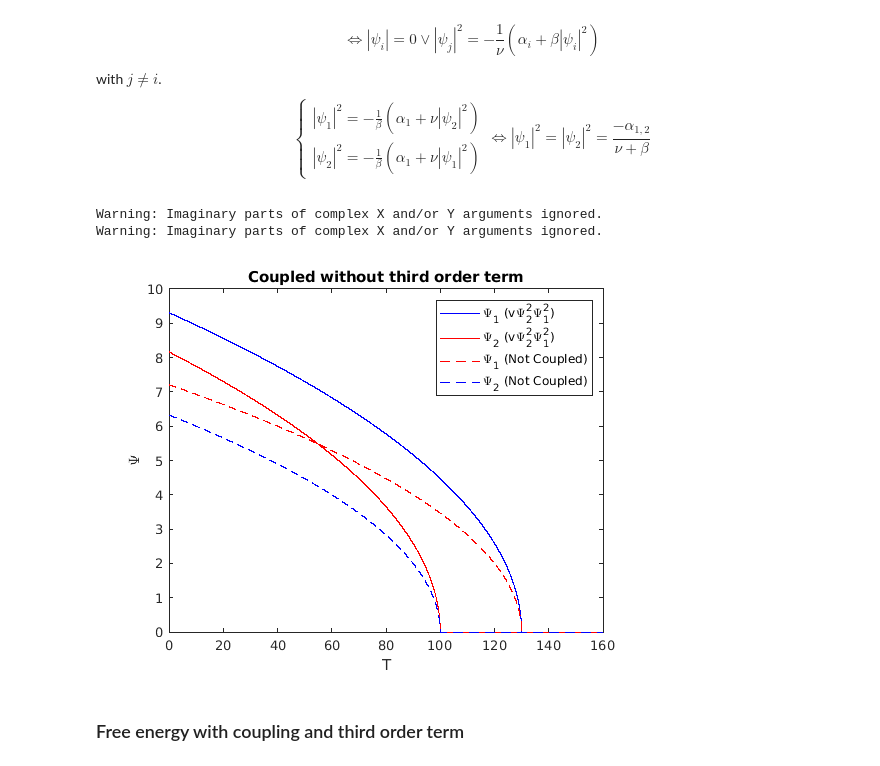
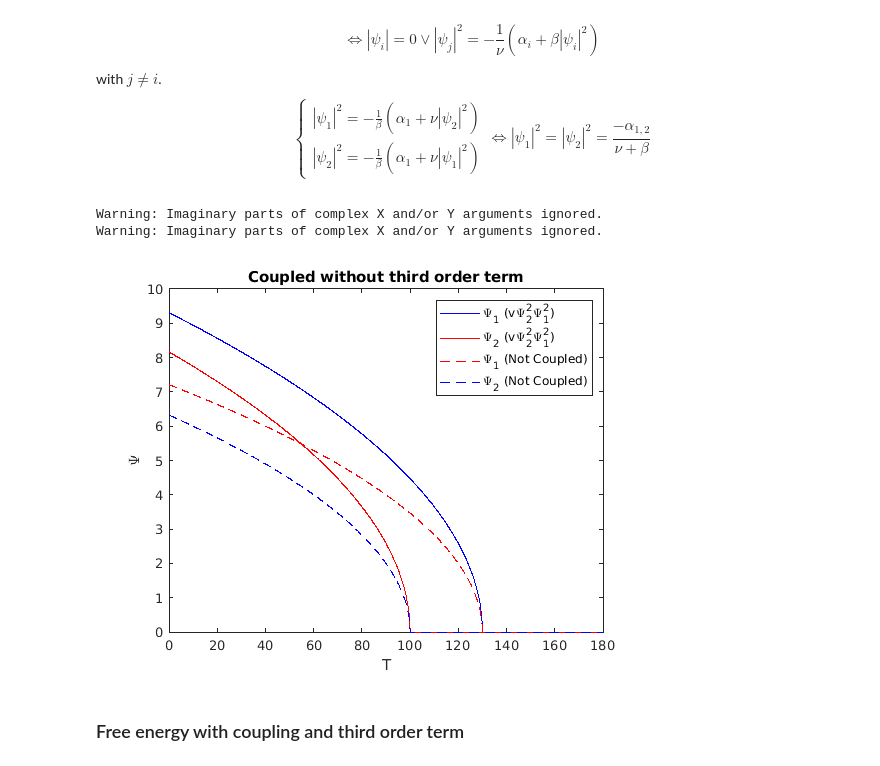
Before and after one commit to Gustavo-01/Projeto_daf, a Jupyter notebook: Project.ipynb, the cells around one changed output. Cells and saved outputs as stored; diff of their text form; code cells hidden in the pictures.

```diff
--- a/Project.ipynb
+++ b/Project.ipynb
@@ -29,9 +29,10 @@ v=-2;
 n = 0.5;
 Tc1 = 130;
 Tc2 = 100;
-Tf = 160;
-dT = 0.01;
-dPsi = 0.01;
+Tf = 180;
+dT = 0.1;
+dPsi = 0.1;
+T = 0:dT:Tf;
 # %%
 alpha_1 = @ (T) alpha_0 * (T-Tc1);
 alpha_2 = @ (T) alpha_0 * (T-Tc2);
@@ -184,23 +183,25 @@ $$\left\{\begin{array}{c} |\psi_1|^2=-\frac{1}{\beta}(\alpha_1+\nu|\psi_2|^2) \\
 # %%
 psi_1 = @(T) sqrt(-alpha_1(T)/(v+beta));
 psi_2 = @(T) sqrt(-alpha_2(T)/(v+beta));
+
+psi_1_noto_v=psi_1(T);
+psi_2_noto_v=psi_2(T);
 # %%
-T = 0:dT:Tf;
-plot(T,psi_1(T),'b')
+plot(T,psi_1_noto_v,'b')
 hold on
-plot(T,psi_2(T),'r')
+plot(T,psi_2_noto_v,'r')
 
 plot(T,psi1_nocoupto,'r--')
 plot(T,psi2_nocoupto,'b--')
 title('Coupled without third order term')
 legend('\Psi_1 (v\Psi_2^2\Psi_1^2)','\Psi_2 (v\Psi_2^2\Psi_1^2)','\Psi_1 (Not Coupled)','\Psi_2 (Not Coupled)')
 
 xlabel('T')
 ylabel('\Psi')
 # %% [output]
 Warning: Imaginary parts of complex X and/or Y arguments ignored.
 Warning: Imaginary parts of complex X and/or Y arguments ignored.
-[figure, old version]
+[figure, new version]
 # %% [markdown]
 ### Free energy with coupling and third order term
 # %% [markdown]
```
Also changed, not shown: parts of 12 cells of this notebook.
